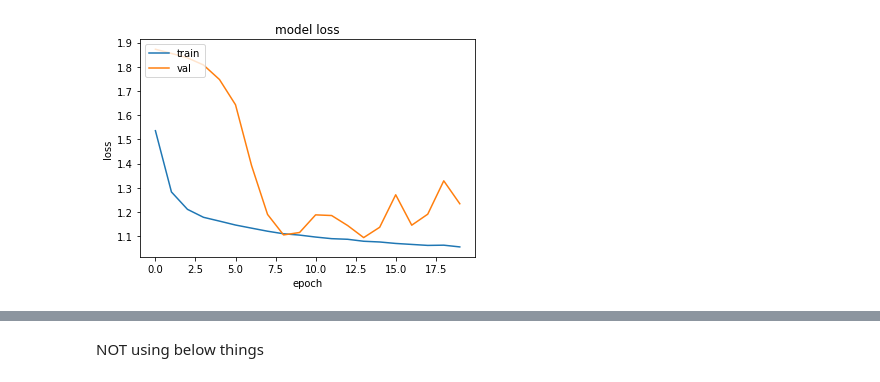
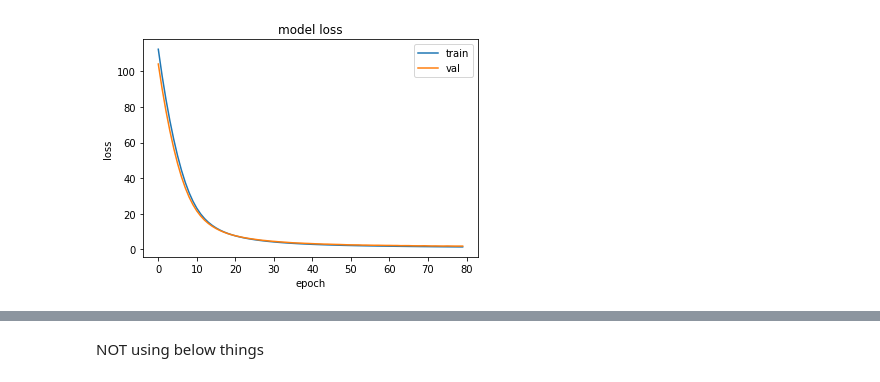
Before and after one commit to LeNovice/PSW, a Jupyter notebook: Better_CadenceNet.ipynb, the cells around one changed output, grey strips where cells are left out. Cells and saved outputs as stored; diff of their text form; code cells hidden in the pictures.

```diff
--- a/Better_CadenceNet.ipynb
+++ b/Better_CadenceNet.ipynb
@@ -108,7 +107,10 @@ num_samples_per_class(resized_ds_test, print_all=True)
 []
 # %%
 #Hyperparameters
-IMG_SIZE = 60
+if DataSet=='caltech101':
+    IMG_SIZE = 60
+elif DataSet=='cifar10':
+    IMG_SIZE = 32
 NUM_CHANNELS = 3
 BATCH_SIZE=128
 
@@ -174,8 +176,8 @@ def prepare(ds, shuffle=False, augment=False, resize_only = False):
         #f_ds = ds.filter(lambda x, y: filter_fn(y, [2,3,6]))    #[2,3,6] are the examples with lesser data. We are trying to bring back balance
         #f_ds_aug = f_ds.map(lambda x, y: (data_augmentation(x, training=True), y), num_parallel_calls=tf.data.AUTOTUNE)
         #ds = ds.concatenate(f_ds_aug)
-        ds_aug = ds.map(lambda x, y: (data_augmentation(x, training=True), y), num_parallel_calls=tf.data.AUTOTUNE)
-        ds = ds.concatenate(ds_aug)
+        #ds_aug = ds.map(lambda x, y: (data_augmentation(x, training=True), y), num_parallel_calls=tf.data.AUTOTUNE)
+        #ds = ds.concatenate(ds_aug)
         ds_aug = ds.map(lambda x, y: (data_augmentation(x, training=True), y), num_parallel_calls=tf.data.AUTOTUNE)
         ds = ds.concatenate(ds_aug)
 
@@ -362,6 +347,6 @@ opt = tf.keras.optimizers.Adam(learning_rate=Learning_Rate)
 # %%
 ###EITHER
 
-!pip install focal-loss
-from focal_loss import SparseCategoricalFocalLoss
-model.compile( optimizer = opt, loss = SparseCategoricalFocalLoss(gamma=2), metrics=['accuracy'] )
+#!pip install focal-loss
+#from focal_loss import SparseCategoricalFocalLoss
+#model.compile( optimizer = opt, loss = SparseCategoricalFocalLoss(gamma=2), metrics=['accuracy'] )
@@ -386,6 +353,6 @@ Requirement already satisfied: oauthlib>=3.0.0 in /usr/local/lib/python3.8/dist-
 # %%
 ###OR
-#model.compile( optimizer = opt, loss = loss, metrics=['accuracy'] )
+model.compile( optimizer = opt, loss = loss, metrics=['accuracy'] )
 # %%
 ###OR
 #class_wts = get_class_weights(class_hist)
@@ -399,5 +366,5 @@ resized_ds_train = resized_ds_train.batch(BATCH_SIZE)
 resized_ds_test_unbatched = resized_ds_test
 resized_ds_test = resized_ds_test.batch(BATCH_SIZE)
 
-h = model.fit( resized_ds_train, epochs=20, validation_data = resized_ds_test)
+h = model.fit( resized_ds_train, epochs=80, validation_data = resized_ds_test)
 # %% [output]
@@ -431,10 +388,10 @@ Epoch 20/20
 # %%
 plt.plot(h.history['loss'])
 plt.plot(h.history['val_loss'])
 plt.title('model loss')
 plt.ylabel('loss')
 plt.xlabel('epoch')
-plt.legend(['train', 'val'], loc='upper left')
+plt.legend(['train', 'val'], loc='upper right')
 plt.show()
 # %% [output]
-[figure, old version]
+[figure, new version]
```
Also changed, not shown: parts of 30 cells of this notebook.
